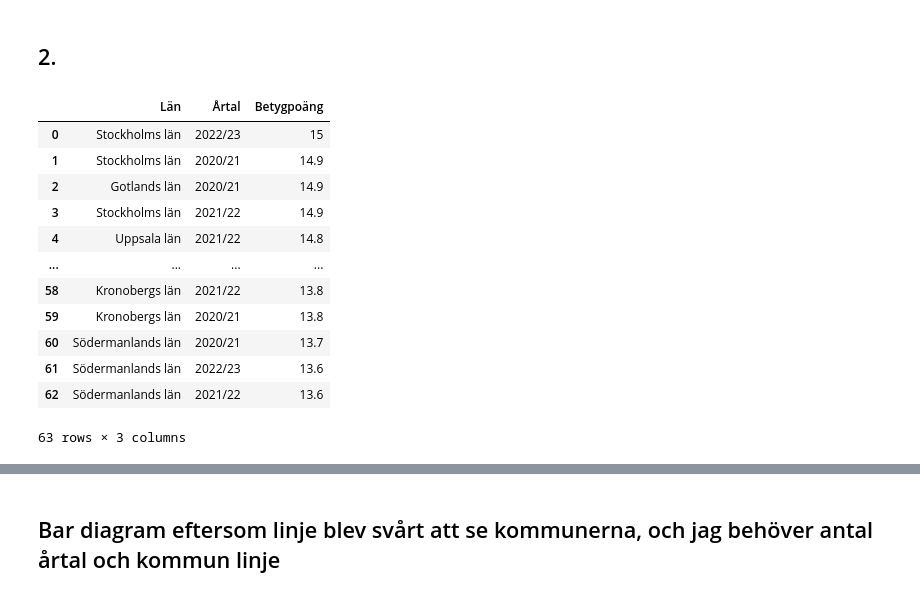
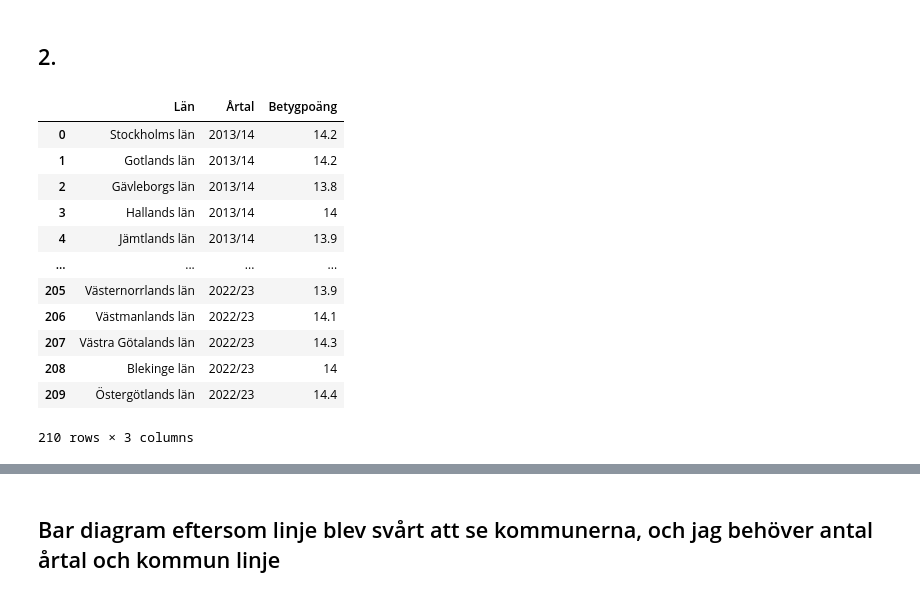
Before and after one commit to MiltonOberg/Python-Milton--sterberg-OPA23, a Jupyter notebook: Laboration2/Labb2.ipynb, the cells around one changed output, grey strips where cells are left out. Saved outputs shown, nothing was run; the diff lists cells and outputs as text; code cells hidden in the pictures.

```diff
--- a/Laboration2/Labb2.ipynb
+++ b/Laboration2/Labb2.ipynb
@@ -297,31 +352,39 @@ df_gymnasie= pd.read_excel("../Data/Data_processing/Gymnasieskola-Jämförelse_a
 # %%
 df_graduated= df_gymnasie[(df_gymnasie["Uppgift"] == "Genomsnittlig betygspoäng") & (df_gymnasie["Typ av huvudman"] == "Kommunal")]
 
 df_hs_graduate = pd.melt(
     df_graduated,
     id_vars= {"Län"},
     value_vars= {
         "2022/23",
         "2021/22",
-        "2020/21"
+        "2020/21",
+        "2019/20",
+        "2018/19",
+        "2017/18",
+        "2016/17",
+        "2015/16",
+        "2014/15",
+        "2013/14",
         },
     var_name= "Årtal",
     value_name= "Betygpoäng"
 )
-df_hs_graduate.sort_values(by= "Betygpoäng", ascending= False, inplace= True)
+
+df_hs_graduate.sort_values(by= "Årtal", ascending= True, inplace= True)
 df_hs_graduate.reset_index(drop= True, inplace= True)
 df_hs_graduate
 # %% [output]
 |  | Län | Årtal | Betygpoäng |
-| 0 | Stockholms län | 2022/23 | 15 |
-| 1 | Stockholms län | 2020/21 | 14.9 |
-| 2 | Gotlands län | 2020/21 | 14.9 |
-| 3 | Stockholms län | 2021/22 | 14.9 |
-| 4 | Uppsala län | 2021/22 | 14.8 |
+| 0 | Stockholms län | 2013/14 | 14.2 |
+| 1 | Gotlands län | 2013/14 | 14.2 |
+| 2 | Gävleborgs län | 2013/14 | 13.8 |
+| 3 | Hallands län | 2013/14 | 14 |
+| 4 | Jämtlands län | 2013/14 | 13.9 |
 | ... | ... | ... | ... |
-| 58 | Kronobergs län | 2021/22 | 13.8 |
-| 59 | Kronobergs län | 2020/21 | 13.8 |
-| 60 | Södermanlands län | 2020/21 | 13.7 |
-| 61 | Södermanlands län | 2022/23 | 13.6 |
-| 62 | Södermanlands län | 2021/22 | 13.6 |
+| 205 | Västernorrlands län | 2022/23 | 13.9 |
+| 206 | Västmanlands län | 2022/23 | 14.1 |
+| 207 | Västra Götalands län | 2022/23 | 14.3 |
+| 208 | Blekinge län | 2022/23 | 14 |
+| 209 | Östergötlands län | 2022/23 | 14.4 |
-63 rows × 3 columns
+210 rows × 3 columns
```
Also changed, not shown: parts of 6 cells of this notebook, 4 other files.
